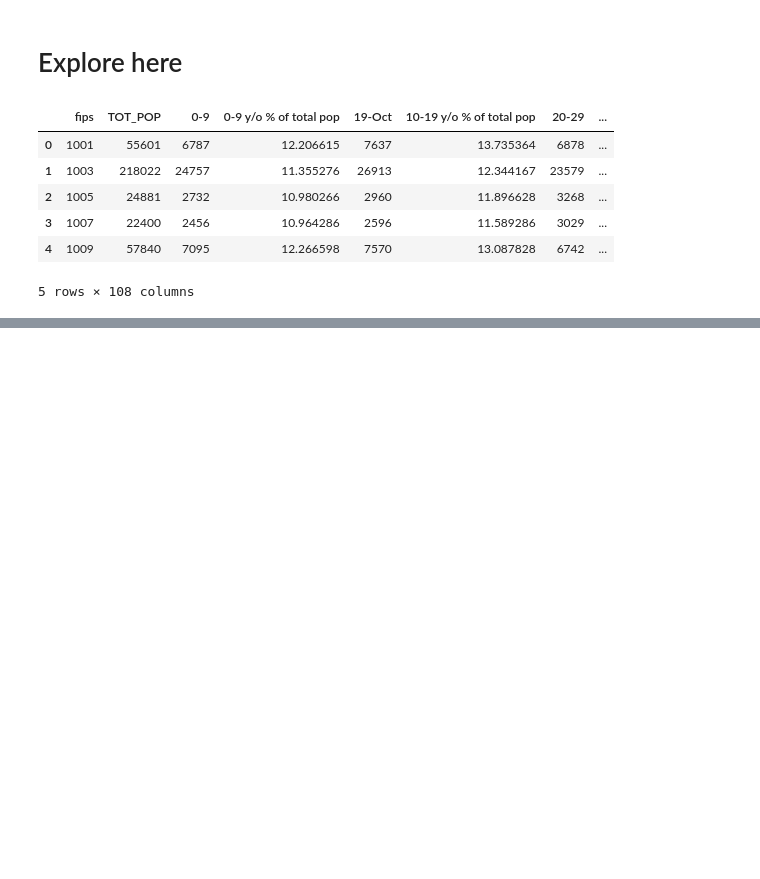
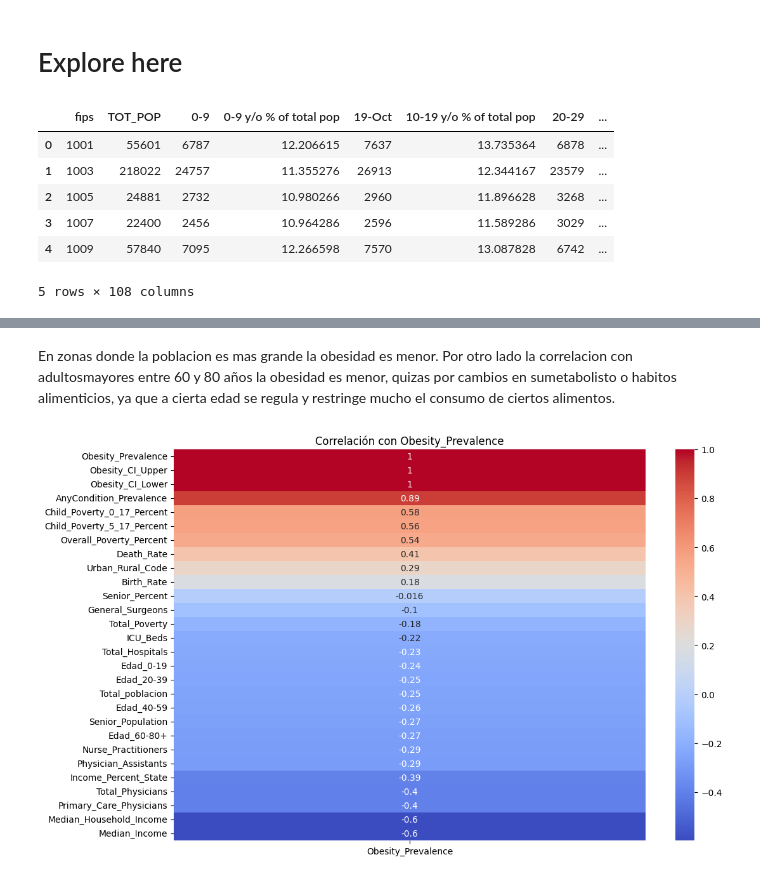
Before and after one commit to MariaDe96/Regularizados, a Jupyter notebook: src/explore.ipynb, the cells around one changed output, grey strips where cells are left out. Cells and saved outputs as stored; diff of their text form; code cells hidden in the pictures; blank space fills up the shorter version.

Commit message:
regularizados

```diff
--- a/src/explore.ipynb
+++ b/src/explore.ipynb
@@ -638,0 +400,11 @@ Mejor alpha encontrado: 0.011288378916846888
+# %% [markdown]
+En zonas donde la poblacion es mas grande la obesidad es menor. Por otro lado la correlacion con adultosmayores entre 60 y 80 años la obesidad es menor, quizas por cambios en sumetabolisto o habitos alimenticios, ya que a cierta edad se regula y restringe mucho el consumo de ciertos alimentos.
+# %%
+#Matriz de correlacion con todas las variables
+
+plt.figure(figsize=(12, 8))
+sns.heatmap(df_new.corr(numeric_only=True)[['Obesity_Prevalence']].sort_values(by='Obesity_Prevalence', ascending=False), annot=True, cmap='coolwarm')
+plt.title("Correlación con Obesity_Prevalence")
+plt.show()
+# %% [output]
+[figure, added]
```
Also changed, not shown: parts of 69 cells of this notebook.
